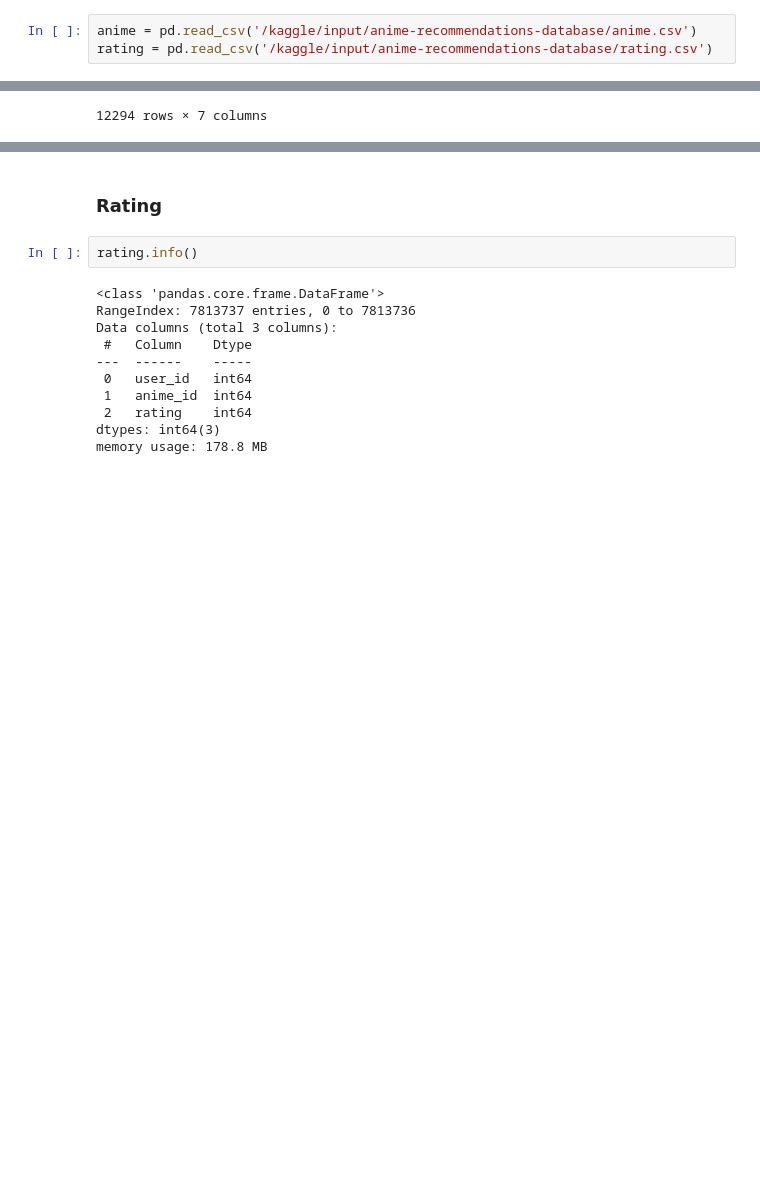
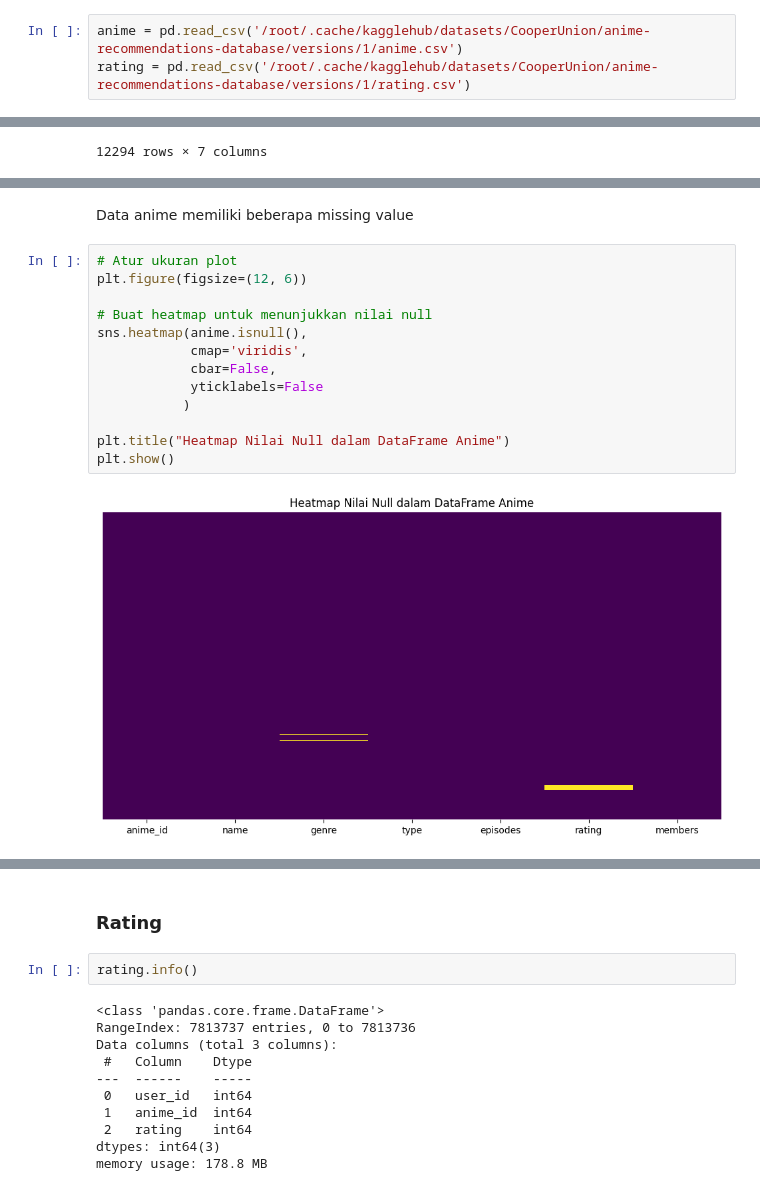
Before and after one commit to ardrkha/anime-recommendation-system, a Jupyter notebook: model.ipynb, the cells around one changed output, grey strips where cells are left out. Saved outputs shown, nothing was run; the diff lists cells and outputs as text; blank space fills up the shorter version.

```diff
--- a/model.ipynb
+++ b/model.ipynb
@@ -27,6 +33,6 @@ Path to dataset files: /kaggle/input/anime-recommendations-database
 # %%
-anime = pd.read_csv('/kaggle/input/anime-recommendations-database/anime.csv')
-rating = pd.read_csv('/kaggle/input/anime-recommendations-database/rating.csv')
+anime = pd.read_csv('/root/.cache/kagglehub/datasets/CooperUnion/anime-recommendations-database/versions/1/anime.csv')
+rating = pd.read_csv('/root/.cache/kagglehub/datasets/CooperUnion/anime-recommendations-database/versions/1/rating.csv')
 # %%
 print("total anime:", len(anime.anime_id.unique()))
 print("total user:", len(rating.user_id.unique()))
@@ -74,0 +113,17 @@ anime
+# %% [markdown]
+Data anime memiliki beberapa missing value
+# %%
+# Atur ukuran plot
+plt.figure(figsize=(12, 6))
+
+# Buat heatmap untuk menunjukkan nilai null
+sns.heatmap(anime.isnull(),
+            cmap='viridis',
+            cbar=False,
+            yticklabels=False
+           )
+
+plt.title("Heatmap Nilai Null dalam DataFrame Anime")
+plt.show()
+# %% [output]
+[figure, added]
```
Also changed, not shown: parts of 28 cells of this notebook, 1 other file.
